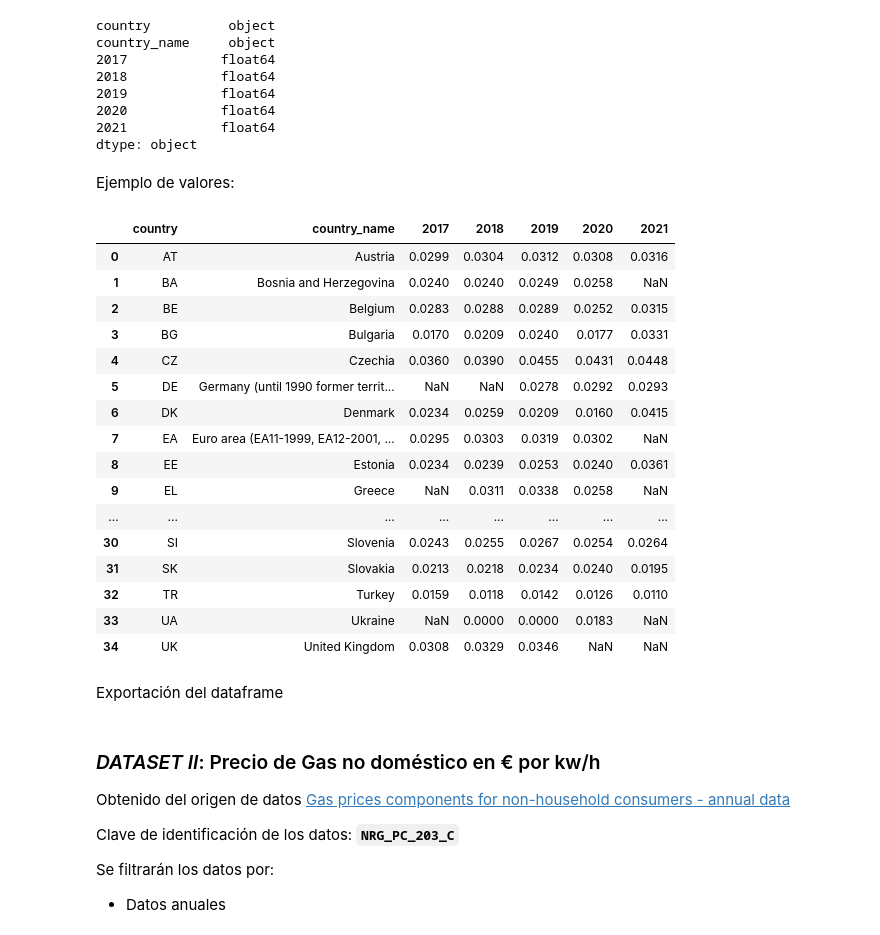
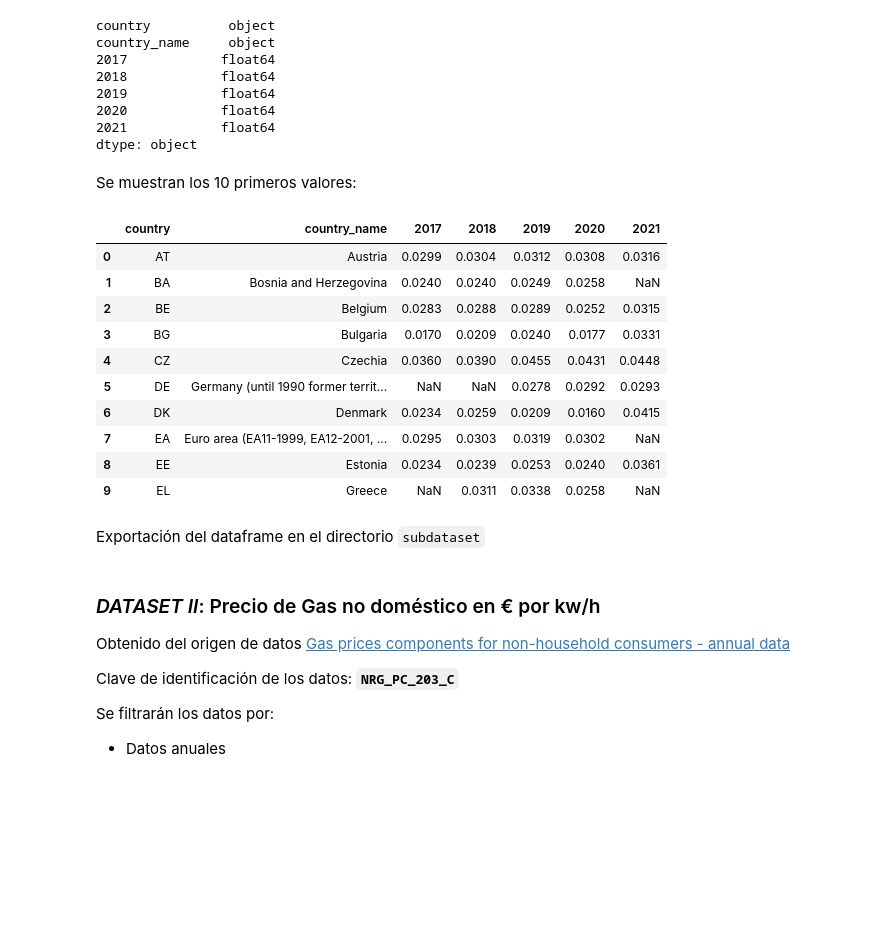
Before and after one commit to tipologia-datos-UOC-pract-jonas-miguel/pract-1, a Jupyter notebook: notebook/pract-1.ipynb, the cells around one changed output. Cells and saved outputs as stored; diff of their text form; code cells hidden in the pictures; blank space fills up the shorter version.

```diff
--- a/notebook/pract-1.ipynb
+++ b/notebook/pract-1.ipynb
@@ -163,29 +165,23 @@ country_name     object
 2021            float64
 dtype: object
 # %% [markdown]
-Ejemplo de valores:
+Se muestran los 10 primeros valores:
 # %%
-data_gas_prices_household_consumers
+data_gas_prices_household_consumers.head( 10 )
 # %% [output]
 |  | country | country_name | 2017 | 2018 | 2019 | 2020 | 2021 |
 | 0 | AT | Austria | 0.0299 | 0.0304 | 0.0312 | 0.0308 | 0.0316 |
 | 1 | BA | Bosnia and Herzegovina | 0.0240 | 0.0240 | 0.0249 | 0.0258 | NaN |
 | 2 | BE | Belgium | 0.0283 | 0.0288 | 0.0289 | 0.0252 | 0.0315 |
 | 3 | BG | Bulgaria | 0.0170 | 0.0209 | 0.0240 | 0.0177 | 0.0331 |
 | 4 | CZ | Czechia | 0.0360 | 0.0390 | 0.0455 | 0.0431 | 0.0448 |
 | 5 | DE | Germany (until 1990 former territ... | NaN | NaN | 0.0278 | 0.0292 | 0.0293 |
 | 6 | DK | Denmark | 0.0234 | 0.0259 | 0.0209 | 0.0160 | 0.0415 |
 | 7 | EA | Euro area (EA11-1999, EA12-2001, ... | 0.0295 | 0.0303 | 0.0319 | 0.0302 | NaN |
 | 8 | EE | Estonia | 0.0234 | 0.0239 | 0.0253 | 0.0240 | 0.0361 |
 | 9 | EL | Greece | NaN | 0.0311 | 0.0338 | 0.0258 | NaN |
-| ... | ... | ... | ... | ... | ... | ... | ... |
-| 30 | SI | Slovenia | 0.0243 | 0.0255 | 0.0267 | 0.0254 | 0.0264 |
-| 31 | SK | Slovakia | 0.0213 | 0.0218 | 0.0234 | 0.0240 | 0.0195 |
-| 32 | TR | Turkey | 0.0159 | 0.0118 | 0.0142 | 0.0126 | 0.0110 |
-| 33 | UA | Ukraine | NaN | 0.0000 | 0.0000 | 0.0183 | NaN |
-| 34 | UK | United Kingdom | 0.0308 | 0.0329 | 0.0346 | NaN | NaN |
 # %% [markdown]
-Exportación del dataframe
+Exportación del dataframe en el directorio `subdataset`
 # %%
 export_dataframe(
     df = data_gas_prices_household_consumers,
```
Also changed, not shown: parts of 78 cells of this notebook, 6 other files.
